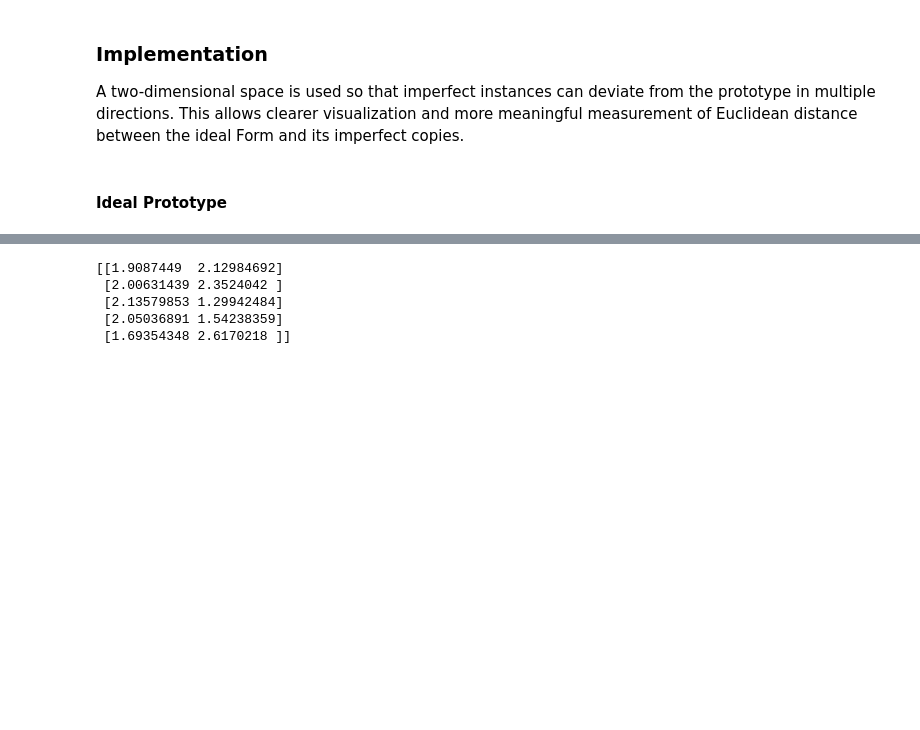
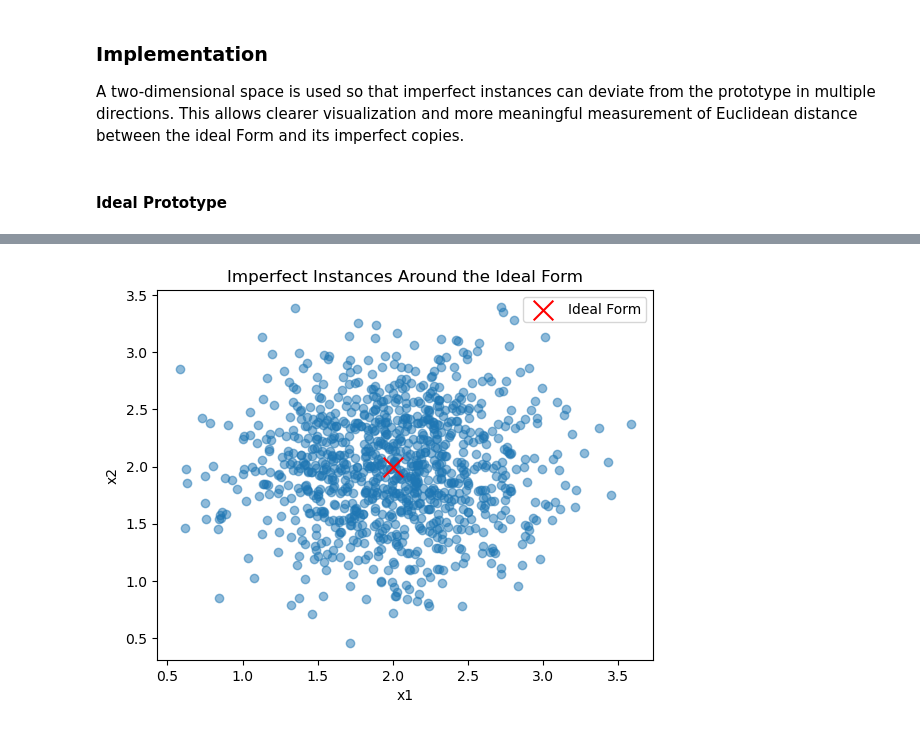
Before and after one commit to IvanOgnyanovGoranov/platonic-forms-mathematical-model, a Jupyter notebook: platonic-forms-mathematical-model.ipynb, the cells around one changed output, grey strips where cells are left out. Drawn from its saved outputs; the diff is of its cells as text; code cells hidden in the pictures; blank space fills up the shorter version.

```diff
--- a/platonic-forms-mathematical-model.ipynb
+++ b/platonic-forms-mathematical-model.ipynb
@@ -78,13 +78,17 @@ The noise is generated with mean 0 so that imperfections do not systematically s
 # %%
-n_samples = 100
+n_samples = 1000
 
 noise = np.random.normal(0, 0.5, (n_samples, 2))
 
 instances = v_form + noise
-print(instances[:5])
+
+plt.scatter(instances[:,0], instances[:,1], alpha=0.5)
+plt.scatter(v_form[0], v_form[1], color='red', marker='x', s=200, label='Ideal Form')
+
+plt.title("Imperfect Instances Around the Ideal Form")
+plt.xlabel("x1")
+plt.ylabel("x2")
+plt.legend()
+plt.show()
 # %% [output]
-[[1.9087449  2.12984692]
- [2.00631439 2.3524042 ]
- [2.13579853 1.29942484]
- [2.05036891 1.54238359]
- [1.69354348 2.6170218 ]]
+[figure, added]
```
Also changed, not shown: parts of 4 cells of this notebook.
